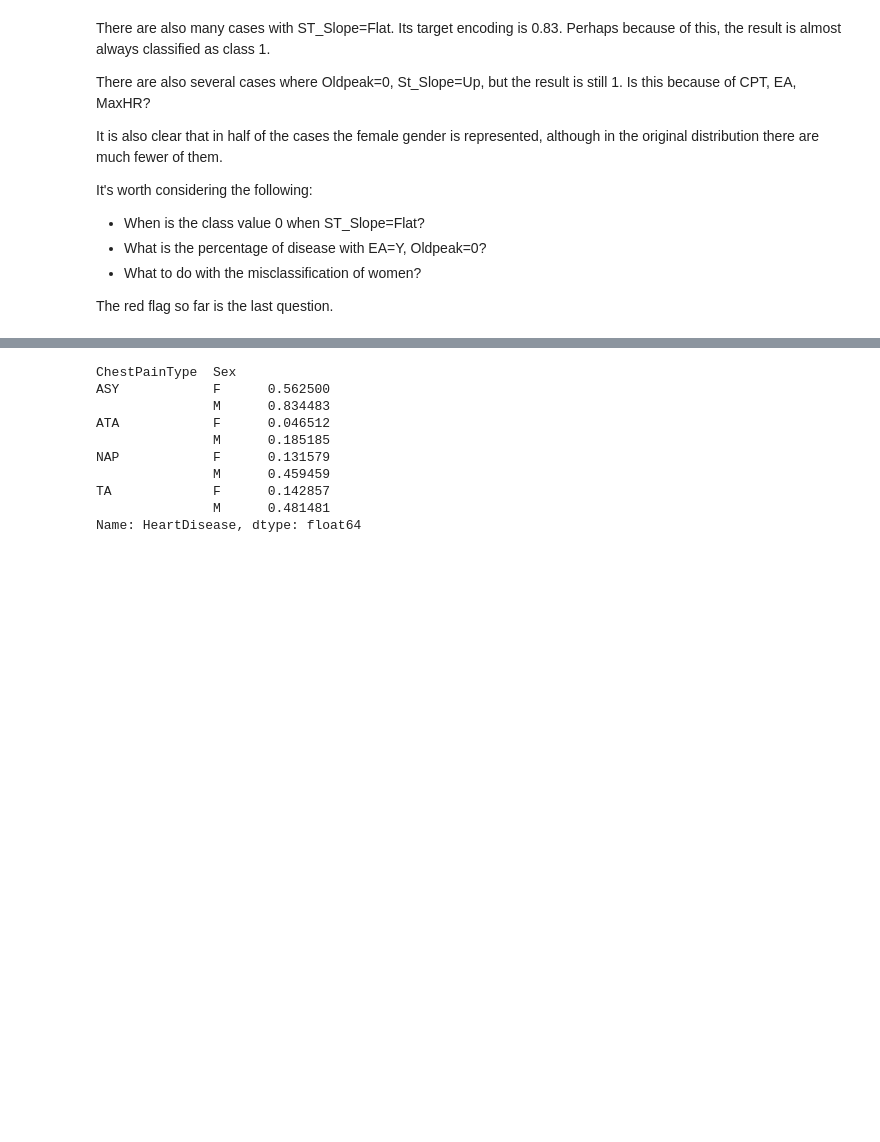
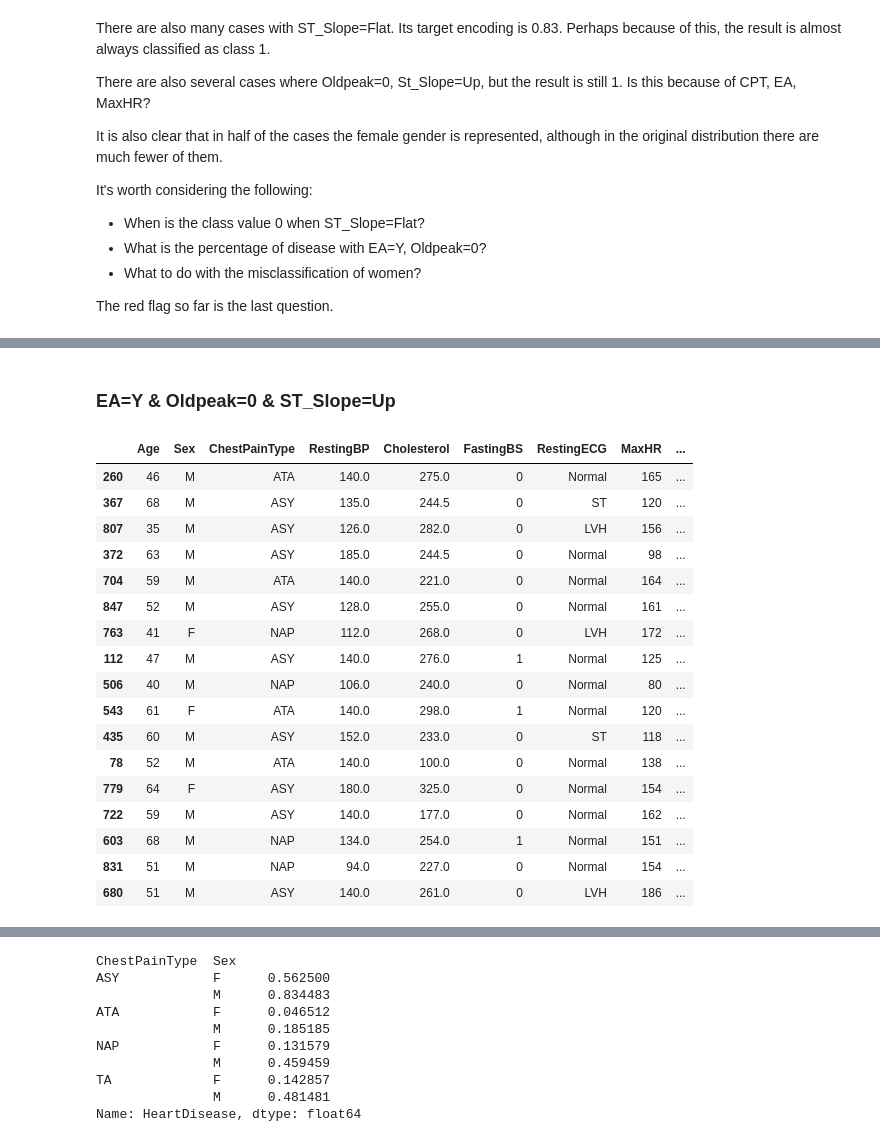
Before and after one commit to Lymuthien/heart_failure, a Jupyter notebook: notebooks/7.0-error-analysis.ipynb, the cells around one changed output, grey strips where cells are left out. Drawn from its saved outputs; the diff is of its cells as text; code cells hidden in the pictures; blank space fills up the shorter version.

```diff
--- a/notebooks/7.0-error-analysis.ipynb
+++ b/notebooks/7.0-error-analysis.ipynb
@@ -114,0 +122,4 @@ The red flag so far is the last question.
+# %%
+df_val = X_val.merge(y_val, left_index=True, right_index=True)
+df_train = X_train.merge(y_train, left_index=True, right_index=True)
+df_val[(y_val_proba >= 0.4) & (y_val_proba <= 0.6)]
@@ -114,0 +138,24 @@ The red flag so far is the last question.
+# %% [markdown]
+### EA=Y & Oldpeak=0 & ST_Slope=Up
+# %%
+mask = (X_train[EXERCISE_ANGINA] == "Y") & (X_train[OLDPEAK] == 0) & (X_train[ST_SLOPE] == "Up")
+df_train[mask]
+# %% [output]
+|  | Age | Sex | ChestPainType | RestingBP | Cholesterol | FastingBS | RestingECG | MaxHR | ... |
+| 260 | 46 | M | ATA | 140.0 | 275.0 | 0 | Normal | 165 | ... |
+| 367 | 68 | M | ASY | 135.0 | 244.5 | 0 | ST | 120 | ... |
+| 807 | 35 | M | ASY | 126.0 | 282.0 | 0 | LVH | 156 | ... |
+| 372 | 63 | M | ASY | 185.0 | 244.5 | 0 | Normal | 98 | ... |
+| 704 | 59 | M | ATA | 140.0 | 221.0 | 0 | Normal | 164 | ... |
+| 847 | 52 | M | ASY | 128.0 | 255.0 | 0 | Normal | 161 | ... |
+| 763 | 41 | F | NAP | 112.0 | 268.0 | 0 | LVH | 172 | ... |
+| 112 | 47 | M | ASY | 140.0 | 276.0 | 1 | Normal | 125 | ... |
+| 506 | 40 | M | NAP | 106.0 | 240.0 | 0 | Normal | 80 | ... |
+| 543 | 61 | F | ATA | 140.0 | 298.0 | 1 | Normal | 120 | ... |
+| 435 | 60 | M | ASY | 152.0 | 233.0 | 0 | ST | 118 | ... |
+| 78 | 52 | M | ATA | 140.0 | 100.0 | 0 | Normal | 138 | ... |
+| 779 | 64 | F | ASY | 180.0 | 325.0 | 0 | Normal | 154 | ... |
+| 722 | 59 | M | ASY | 140.0 | 177.0 | 0 | Normal | 162 | ... |
+| 603 | 68 | M | NAP | 134.0 | 254.0 | 1 | Normal | 151 | ... |
+| 831 | 51 | M | NAP | 94.0 | 227.0 | 0 | Normal | 154 | ... |
+| 680 | 51 | M | ASY | 140.0 | 261.0 | 0 | LVH | 186 | ... |
```
Also changed, not shown: parts of 18 cells of this notebook, 3 other files.
